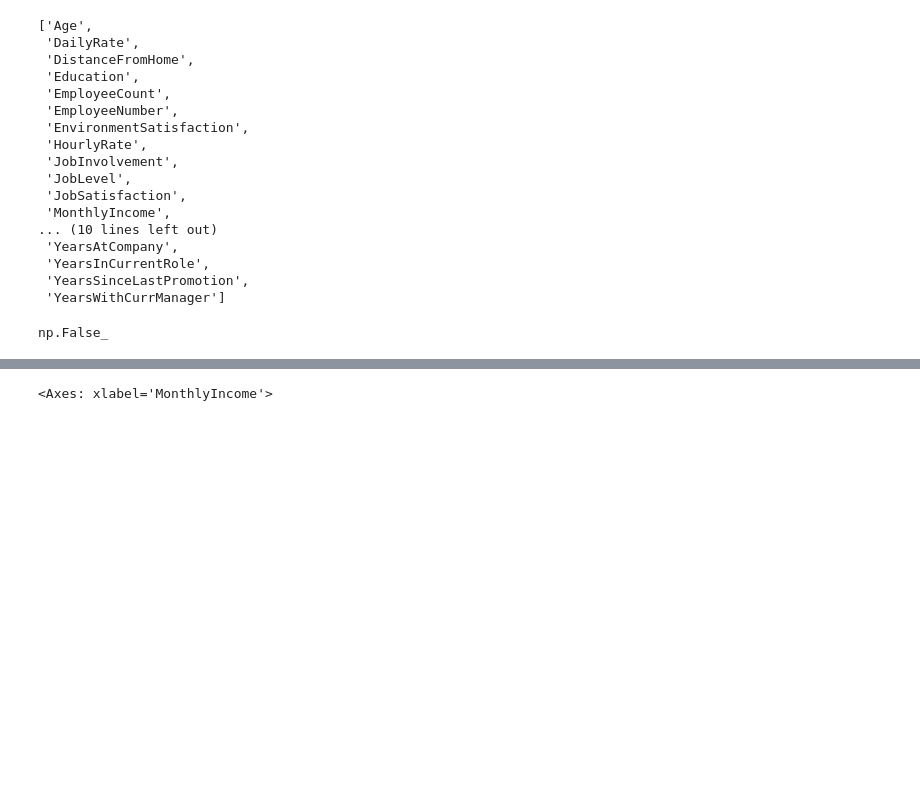
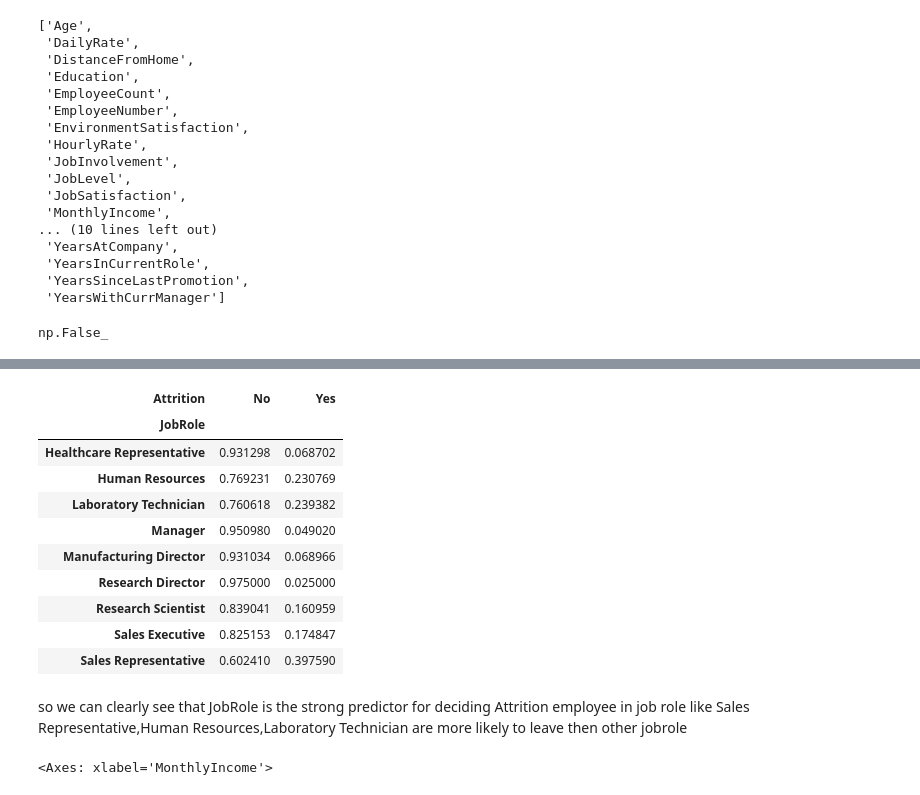
Before and after one commit to Nikesh5005/ML_PROJ, a Jupyter notebook: decision_tree.ipynb, the cells around one changed output, grey strips where cells are left out. Saved outputs shown, nothing was run; the diff lists cells and outputs as text; code cells hidden in the pictures; blank space fills up the shorter version.

```diff
--- a/decision_tree.ipynb
+++ b/decision_tree.ipynb
@@ -78,3 +85,19 @@ np.False_
+# %%
+pd.crosstab(df['JobRole'], df['Attrition'], normalize='index')
+# %% [output]
+| Attrition | No | Yes |
+| JobRole |  |  |
+| Healthcare Representative | 0.931298 | 0.068702 |
+| Human Resources | 0.769231 | 0.230769 |
+| Laboratory Technician | 0.760618 | 0.239382 |
+| Manager | 0.950980 | 0.049020 |
+| Manufacturing Director | 0.931034 | 0.068966 |
+| Research Director | 0.975000 | 0.025000 |
+| Research Scientist | 0.839041 | 0.160959 |
+| Sales Executive | 0.825153 | 0.174847 |
+| Sales Representative | 0.602410 | 0.397590 |
+# %% [markdown]
+so we can clearly see that JobRole is the strong predictor for deciding Attrition employee in job role like Sales Representative,Human Resources,Laboratory Technician are more likely to leave then other jobrole
 # %%
 sns.boxplot(data=df, x='MonthlyIncome')
 # %% [output]
```
Also changed, not shown: parts of 8 cells of this notebook.
